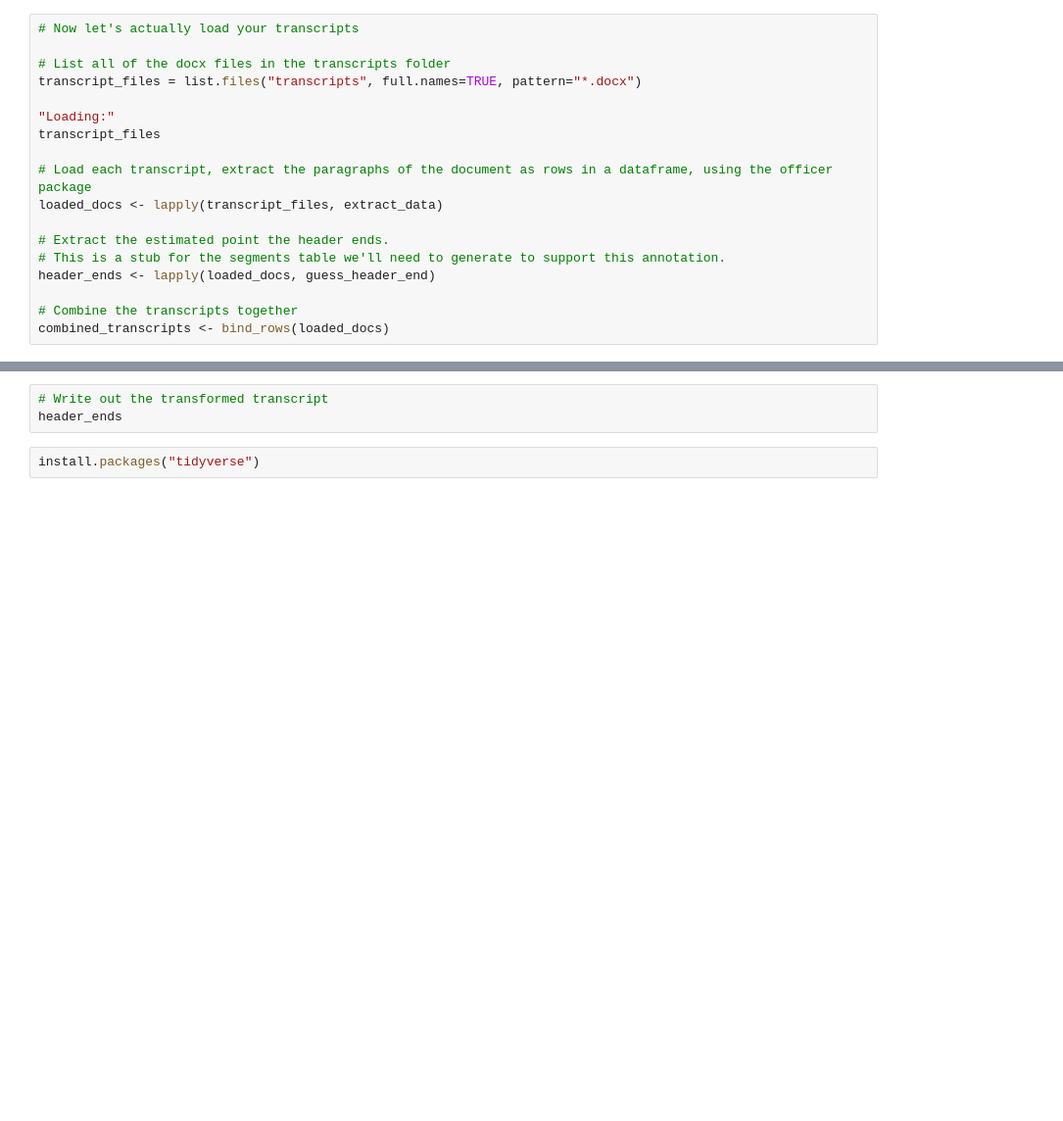
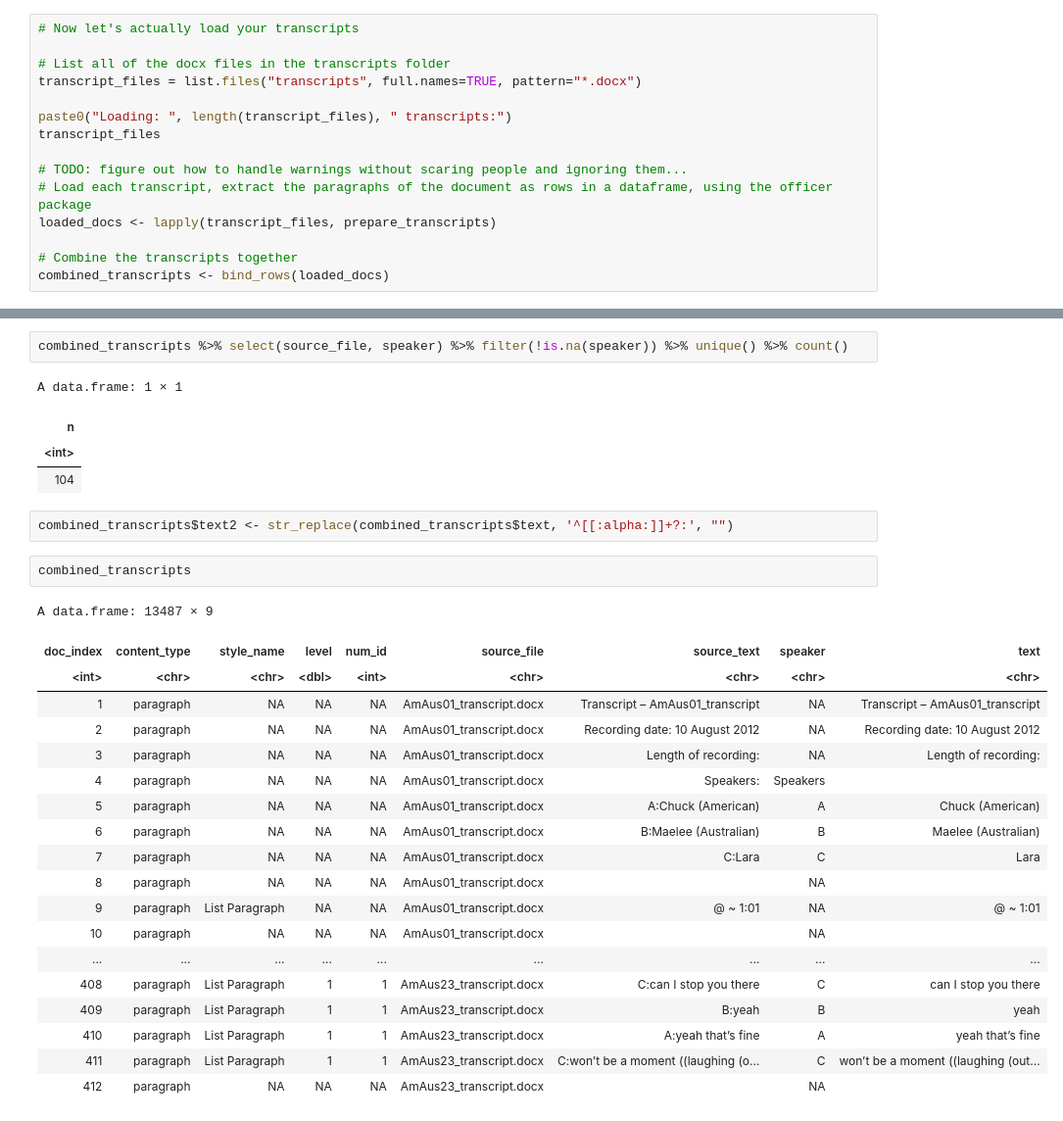
Before and after one commit to SLCLADAL/word-transcript-tabulator, a Jupyter notebook: tabulator.ipynb, the cells around one changed output, grey strips where cells are left out. Shown at 98% size. Saved outputs shown, nothing was run; the diff lists cells and outputs as text; blank space fills up the shorter version.

```diff
--- a/tabulator.ipynb
+++ b/tabulator.ipynb
@@ -72,15 +97,12 @@ extract_data <- function(transcript_file_path){
 # List all of the docx files in the transcripts folder
 transcript_files = list.files("transcripts", full.names=TRUE, pattern="*.docx")
 
-"Loading:"
+paste0("Loading: ", length(transcript_files), " transcripts:")
 transcript_files
 
+# TODO: figure out how to handle warnings without scaring people and ignoring them...
 # Load each transcript, extract the paragraphs of the document as rows in a dataframe, using the officer package
-loaded_docs <- lapply(transcript_files, extract_data)
-
-# Extract the estimated point the header ends.
-# This is a stub for the segments table we'll need to generate to support this annotation.
-header_ends <- lapply(loaded_docs, guess_header_end)
+loaded_docs <- lapply(transcript_files, prepare_transcripts)
 
 # Combine the transcripts together
 combined_transcripts <- bind_rows(loaded_docs)
@@ -87,5 +154,31 @@ combined_transcripts <- bind_rows(loaded_docs)
 # %%
-# Write out the transformed transcript
-header_ends
+combined_transcripts %>% select(source_file, speaker) %>% filter(!is.na(speaker)) %>% unique() %>% count()
+# %% [output]
+A data.frame: 1 × 1
+| n |
+| <int> |
+| 104 |
 # %%
-install.packages("tidyverse")
+combined_transcripts$text2 <- str_replace(combined_transcripts$text, '^[[:alpha:]]+?:', "")
+# %%
+combined_transcripts
+# %% [output]
+A data.frame: 13487 × 9
+| doc_index | content_type | style_name | level | num_id | source_file | source_text | speaker | text |
+| <int> | <chr> | <chr> | <dbl> | <int> | <chr> | <chr> | <chr> | <chr> |
+| 1 | paragraph | NA | NA | NA | AmAus01_transcript.docx | Transcript – AmAus01_transcript | NA | Transcript – AmAus01_transcript |
+| 2 | paragraph | NA | NA | NA | AmAus01_transcript.docx | Recording date: 10 August 2012 | NA | Recording date: 10 August 2012 |
+| 3 | paragraph | NA | NA | NA | AmAus01_transcript.docx | Length of recording: | NA | Length of recording: |
+| 4 | paragraph | NA | NA | NA | AmAus01_transcript.docx | Speakers: | Speakers |  |
+| 5 | paragraph | NA | NA | NA | AmAus01_transcript.docx | A:Chuck (American) | A | Chuck (American) |
+| 6 | paragraph | NA | NA | NA | AmAus01_transcript.docx | B:Maelee (Australian) | B | Maelee (Australian) |
+| 7 | paragraph | NA | NA | NA | AmAus01_transcript.docx | C:Lara | C | Lara |
+| 8 | paragraph | NA | NA | NA | AmAus01_transcript.docx |  | NA |  |
+| 9 | paragraph | List Paragraph | NA | NA | AmAus01_transcript.docx | @ ~ 1:01 | NA | @ ~ 1:01 |
+| 10 | paragraph | NA | NA | NA | AmAus01_transcript.docx |  | NA |  |
+| ... | ... | ... | ... | ... | ... | ... | ... | ... |
+| 408 | paragraph | List Paragraph | 1 | 1 | AmAus23_transcript.docx | C:can I stop you there | C | can I stop you there |
+| 409 | paragraph | List Paragraph | 1 | 1 | AmAus23_transcript.docx | B:yeah | B | yeah |
+| 410 | paragraph | List Paragraph | 1 | 1 | AmAus23_transcript.docx | A:yeah that’s fine | A | yeah that’s fine |
+| 411 | paragraph | List Paragraph | 1 | 1 | AmAus23_transcript.docx | C:won’t be a moment ((laughing (o... | C | won’t be a moment ((laughing (out... |
+| 412 | paragraph | NA | NA | NA | AmAus23_transcript.docx |  | NA |  |
```
Also changed, not shown: parts of 4 cells of this notebook.
